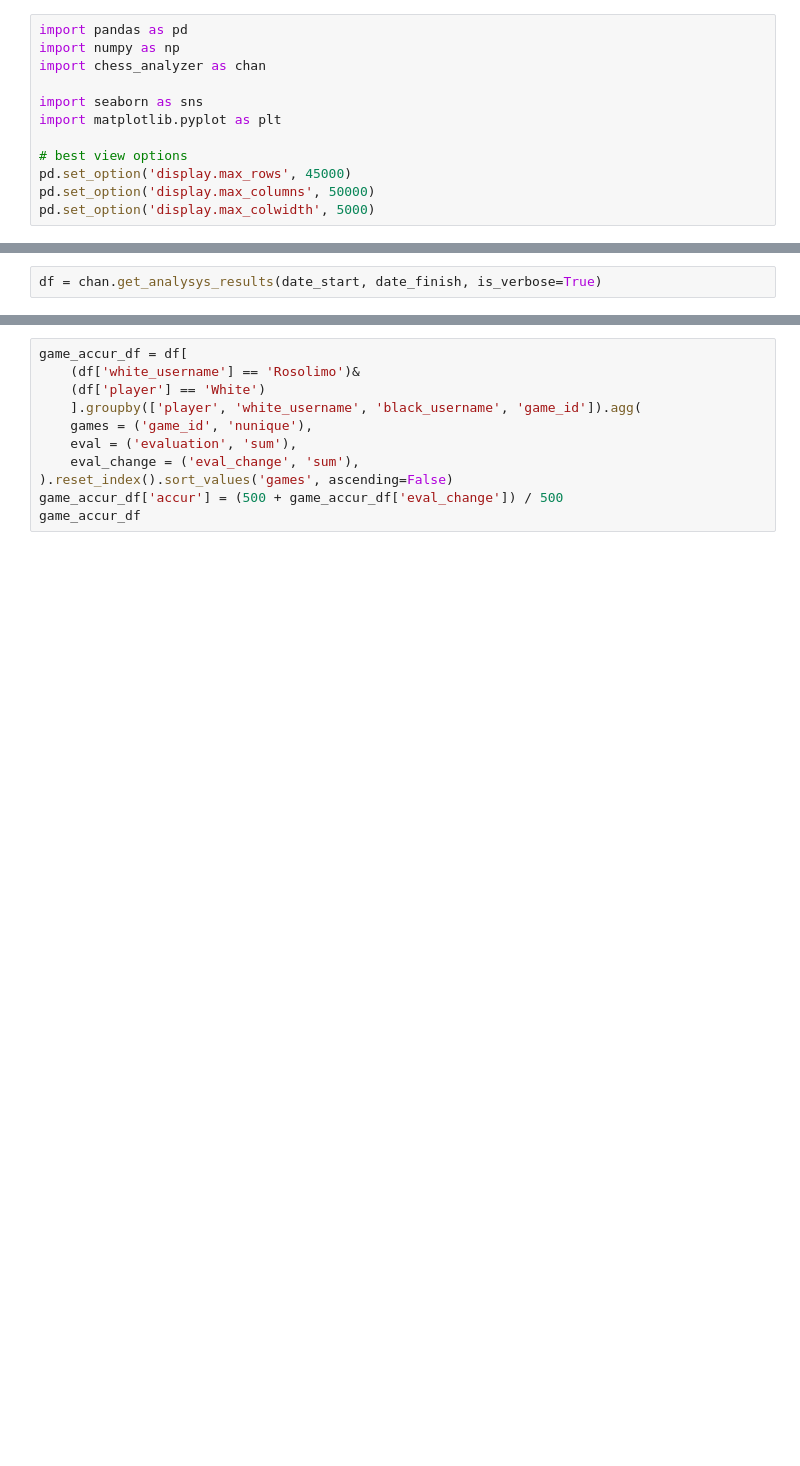
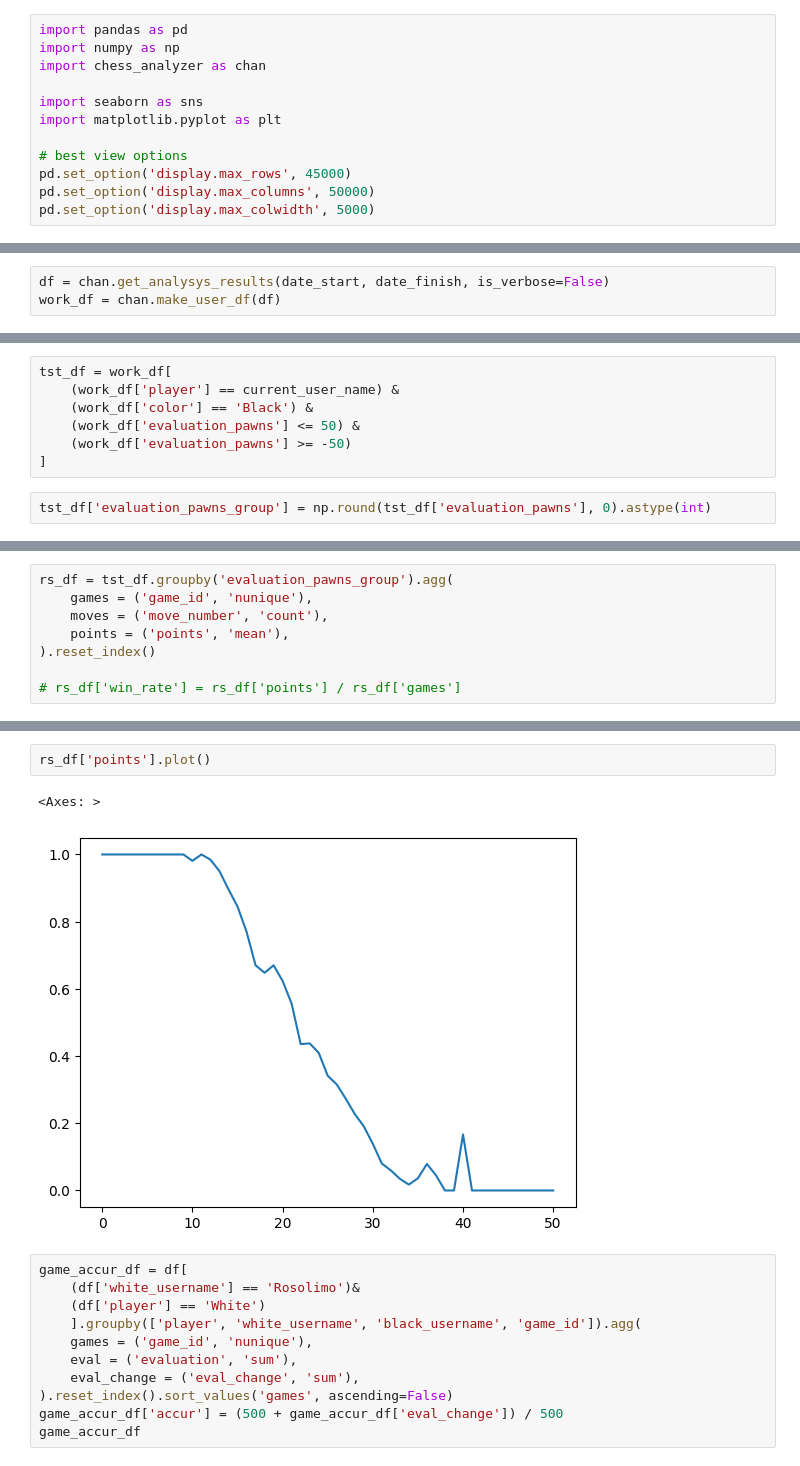
Before and after one commit to rosolimo212/chess_evaluater, a Jupyter notebook: tests.ipynb, the cells around one changed output, grey strips where cells are left out. Saved outputs shown, nothing was run; the diff lists cells and outputs as text; blank space fills up the shorter version.

```diff
--- a/tests.ipynb
+++ b/tests.ipynb
@@ -72,2 +19,3 @@ Errors: 0
 # %%
-df = chan.get_analysys_results(date_start, date_finish, is_verbose=True)
+df = chan.get_analysys_results(date_start, date_finish, is_verbose=False)
+work_df = chan.make_user_df(df)
@@ -128,0 +165,9 @@ print("Data frame with {ln} rows".format(ln=len(df)))
+# %%
+tst_df = work_df[
+    (work_df['player'] == current_user_name) &
+    (work_df['color'] == 'Black') &
+    (work_df['evaluation_pawns'] <= 50) &
+    (work_df['evaluation_pawns'] >= -50)
+]
+# %%
+tst_df['evaluation_pawns_group'] = np.round(tst_df['evaluation_pawns'], 0).astype(int)
@@ -130,0 +187,8 @@ df.sample(3)
+# %%
+rs_df = tst_df.groupby('evaluation_pawns_group').agg(
+    games = ('game_id', 'nunique'),
+    moves = ('move_number', 'count'),
+    points = ('points', 'mean'),
+).reset_index()
+
+# rs_df['win_rate'] = rs_df['points'] / rs_df['games']
@@ -131,3 +222,8 @@ df.sample(3)
+# %%
+rs_df['points'].plot()
+# %% [output]
+<Axes: >
+[figure, added]
 # %%
 game_accur_df = df[
     (df['white_username'] == 'Rosolimo')&
```
Also changed, not shown: parts of 35 cells of this notebook, 2 other files.
